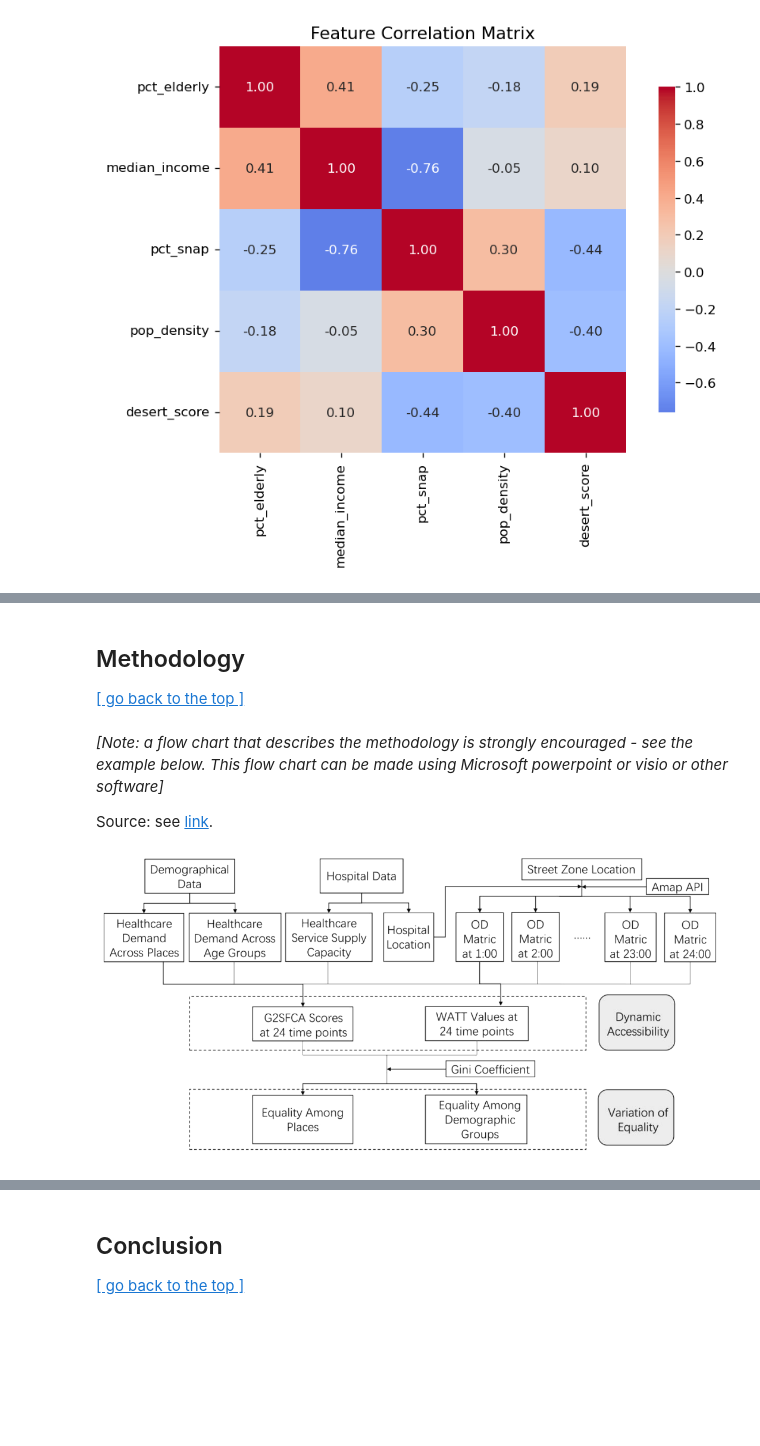
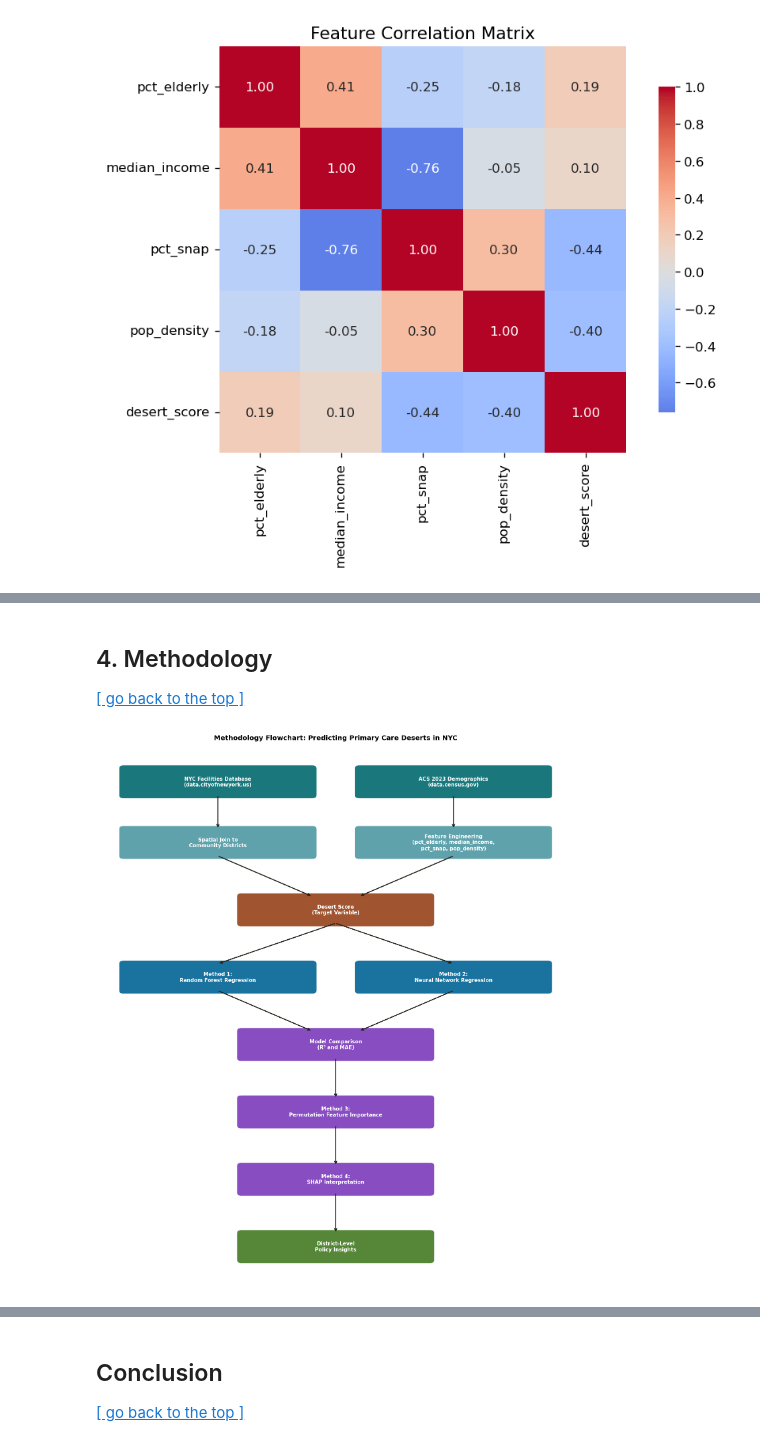
Before and after one commit to hawaiie-star/DS, a Jupyter notebook: Assessment /Final_submission_CASA0006.ipynb, the cells around one changed output, grey strips where cells are left out. Cells and saved outputs as stored; diff of their text form; code cells hidden in the pictures; blank space fills up the shorter version.

```diff
--- a/Assessment /Final_submission_CASA0006.ipynb
+++ b/Assessment /Final_submission_CASA0006.ipynb
@@ -395,10 +388,61 @@ plt.show()
 # %% [markdown]
-## Methodology
+## 4. Methodology
 
 [[ go back to the top ]](#Table-of-contents)
-# %% [markdown]
-*[Note: a flow chart that describes the methodology is strongly encouraged - see the example below. This flow chart can be made using Microsoft powerpoint or visio or other software]*
-
-Source: see [link](https://linkinghub.elsevier.com/retrieve/pii/S2210670722004437).
-
-![image.png](attachment:image.png)
+# %%
+import matplotlib.pyplot as plt
+import matplotlib.patches as mpatches
+from matplotlib.patches import FancyBboxPatch, FancyArrowPatch
+
+fig, ax = plt.subplots(figsize=(12, 14))
+ax.set_xlim(0, 10)
+ax.set_ylim(0, 16)
+ax.axis('off')
+
+def box(ax, x, y, w, h, text, color='#4f98a3'):
+    fancy = FancyBboxPatch((x - w/2, y - h/2), w, h,
+                            boxstyle="round,pad=0.1",
+                            facecolor=color, edgecolor='white',
+                            linewidth=1.5, alpha=0.9)
+    ax.add_patch(fancy)
+    ax.text(x, y, text, ha='center', va='center',
+            fontsize=9, fontweight='bold', color='white', wrap=True,
+            multialignment='center')
+
+def arrow(ax, x1, y1, x2, y2):
+    ax.annotate('', xy=(x2, y2), xytext=(x1, y1),
+                arrowprops=dict(arrowstyle='->', color='#28251d', lw=1.8))
+
+# Nodes
+box(ax, 2.5, 15,   4, 0.8, 'NYC Facilities Database\n(data.cityofnewyork.us)', '#01696f')
+box(ax, 7.5, 15,   4, 0.8, 'ACS 2023 Demographics\n(data.census.gov)',         '#01696f')
+box(ax, 2.5, 13.2, 4, 0.8, 'Spatial Join to\nCommunity Districts',             '#4f98a3')
+box(ax, 7.5, 13.2, 4, 0.8, 'Feature Engineering\n(pct_elderly, median_income,\npct_snap, pop_density)', '#4f98a3')
+box(ax, 5,   11.2, 4, 0.8, 'Desert Score\n(Target Variable)',                   '#964219')
+box(ax, 2.5,  9.2, 4, 0.8, 'Method 1:\nRandom Forest Regression',              '#006494')
+box(ax, 7.5,  9.2, 4, 0.8, 'Method 2:\nNeural Network Regression',             '#006494')
+box(ax, 5,    7.2, 4, 0.8, 'Model Comparison\n(R² and MAE)',                    '#7a39bb')
+box(ax, 5,    5.2, 4, 0.8, 'Method 3:\nPermutation Feature Importance',         '#7a39bb')
+box(ax, 5,    3.2, 4, 0.8, 'Method 4:\nSHAP Interpretation',                    '#7a39bb')
+box(ax, 5,    1.2, 4, 0.8, 'District-Level\nPolicy Insights',                   '#437a22')
+
+# Arrows
+arrow(ax, 2.5, 14.6, 2.5, 13.6)
+arrow(ax, 7.5, 14.6, 7.5, 13.6)
+arrow(ax, 2.5, 12.8, 4.5, 11.6)
+arrow(ax, 7.5, 12.8, 5.5, 11.6)
+arrow(ax, 5,   10.8, 2.5,  9.6)
+arrow(ax, 5,   10.8, 7.5,  9.6)
+arrow(ax, 2.5,  8.8, 4.5,  7.6)
+arrow(ax, 7.5,  8.8, 5.5,  7.6)
+arrow(ax, 5,    6.8, 5,    5.6)
+arrow(ax, 5,    4.8, 5,    3.6)
+arrow(ax, 5,    2.8, 5,    1.6)
+
+plt.title('Methodology Flowchart: Predicting Primary Care Deserts in NYC',
+          fontsize=12, fontweight='bold', pad=15)
+plt.tight_layout()
+plt.savefig('methodology_flowchart.png', dpi=150, bbox_inches='tight')
+plt.show()
+# %% [output]
+[figure, added]
```
Also changed, not shown: parts of 49 cells of this notebook.
